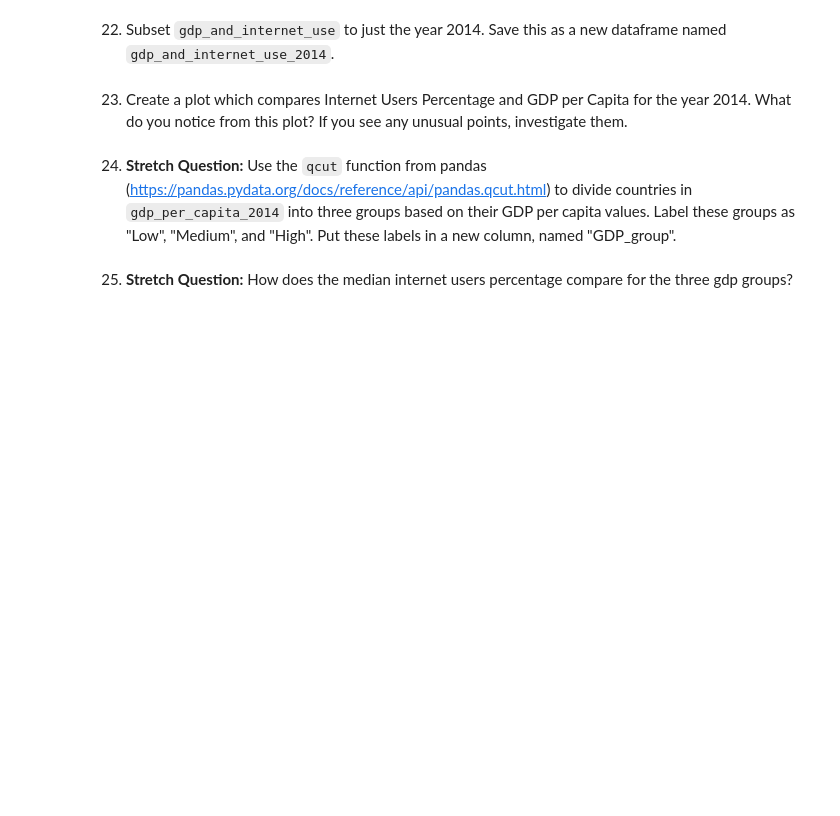
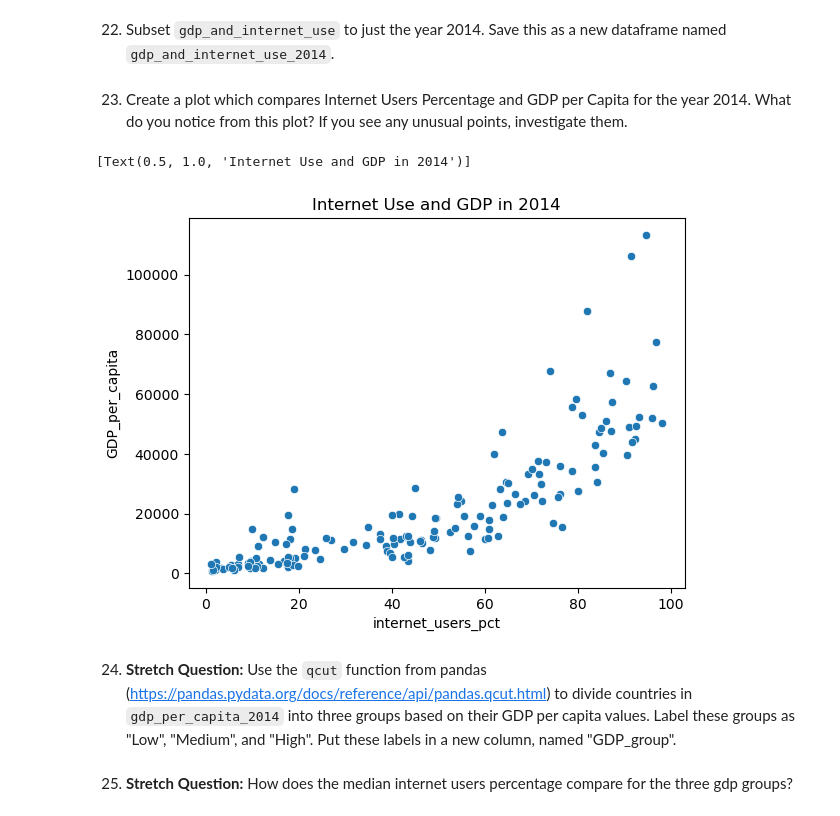
Before and after one commit to NSS-Data-Analytics-Cohort-10/gdp-and-internet-usage-marthahunter, a Jupyter notebook: notebooks/un_data_project.ipynb, the cells around one changed output. Saved outputs shown, nothing was run; the diff lists cells and outputs as text; code cells hidden in the pictures; blank space fills up the shorter version.

```diff
--- a/notebooks/un_data_project.ipynb
+++ b/notebooks/un_data_project.ipynb
@@ -530,7 +530,14 @@ print(highest_internet_2014)
 # %% [markdown]
 22. Subset `gdp_and_internet_use` to just the year 2014. Save this as a new dataframe named `gdp_and_internet_use_2014`.
+# %%
+gdp_and_internet_use_2014 = gdp_and_internet_use[gdp_and_internet_use['year'] == 2014]
 # %% [markdown]
 23. Create a plot which compares Internet Users Percentage and GDP per Capita for the year 2014. What do you notice from this plot? If you see any unusual points, investigate them.
+# %%
+sns.scatterplot(data=gdp_and_internet_use_2014, x='internet_users_pct', y='GDP_per_capita').set(title='Internet Use and GDP in 2014')
+# %% [output]
+[Text(0.5, 1.0, 'Internet Use and GDP in 2014')]
+[figure, added]
 # %% [markdown]
 24. **Stretch Question:** Use the `qcut` function from pandas (https://pandas.pydata.org/docs/reference/api/pandas.qcut.html) to divide countries in `gdp_per_capita_2014` into three groups based on their GDP per capita values. Label these groups as "Low", "Medium", and "High". Put these labels in a new column, named "GDP_group".
 # %% [markdown]
```
Also changed, not shown: parts of 42 cells of this notebook.
